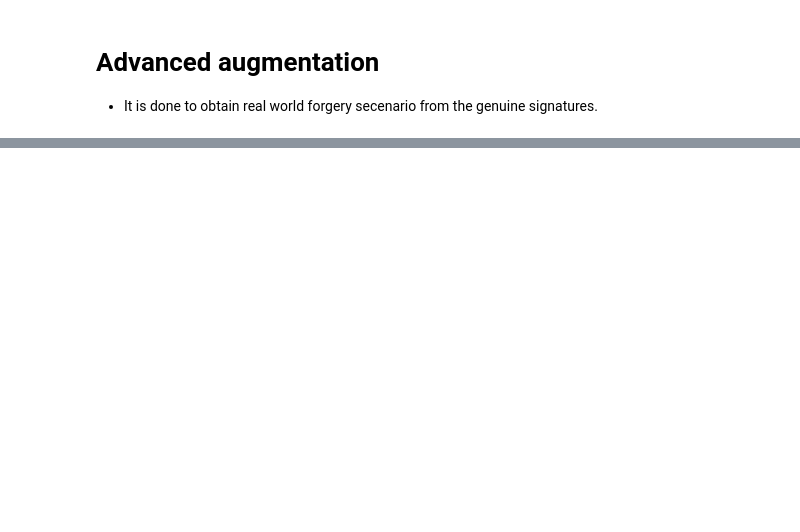
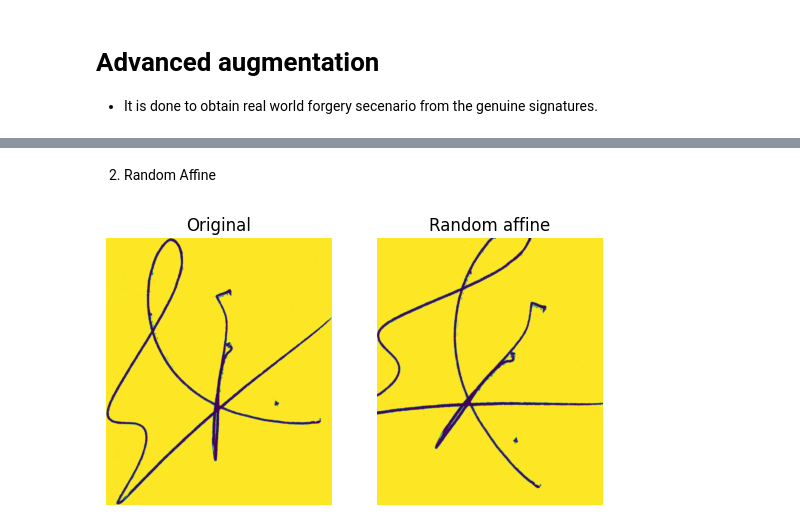
Before and after one commit to PrajwalChaudhary25/signature_verification, a Jupyter notebook: Notebooks/Advanced_augmentations.ipynb, the cells around one changed output, grey strips where cells are left out. Saved outputs shown, nothing was run; the diff lists cells and outputs as text; code cells hidden in the pictures; blank space fills up the shorter version.

```diff
--- a/Notebooks/Advanced_augmentations.ipynb
+++ b/Notebooks/Advanced_augmentations.ipynb
@@ -81,0 +61,22 @@ plt.show()
+# %% [markdown]
+2. Random Affine
+# %%
+import torchvision.transforms as T
+from PIL import Image
+import numpy as np
+
+plt.subplot(1,2,1)
+plt.imshow(image)
+plt.title('Original')
+plt.axis('off')
+
+plt.subplot(1,2,2)
+image_pil = Image.fromarray(image)
+transform = T.RandomAffine(degrees=45, scale=(0.9, 1.1), shear=10, fill=255)
+augmented = transform(image_pil)
+plt.imshow(augmented)
+plt.title('Random affine')
+plt.axis('off')
+plt.show()
+# %% [output]
+[figure, added]
```
Also changed, not shown: parts of 7 cells of this notebook.
